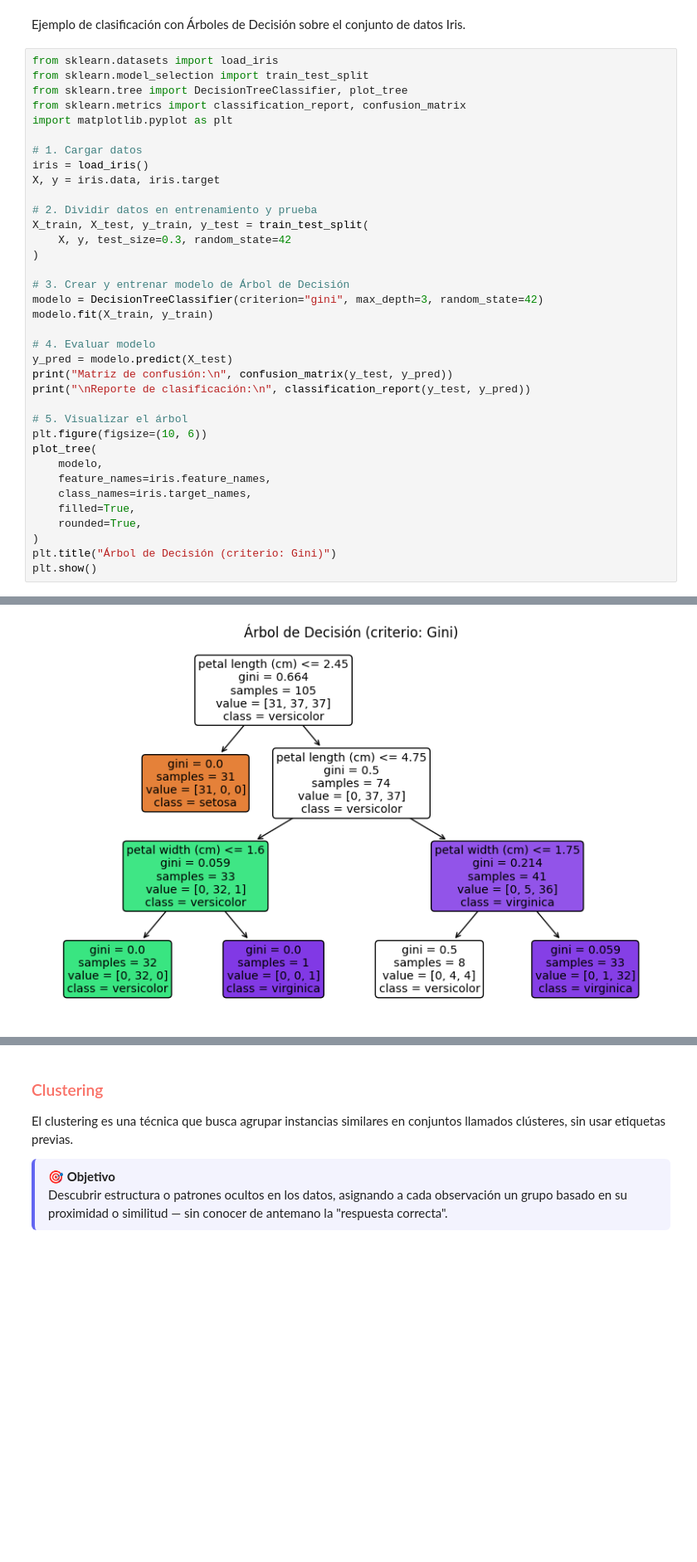
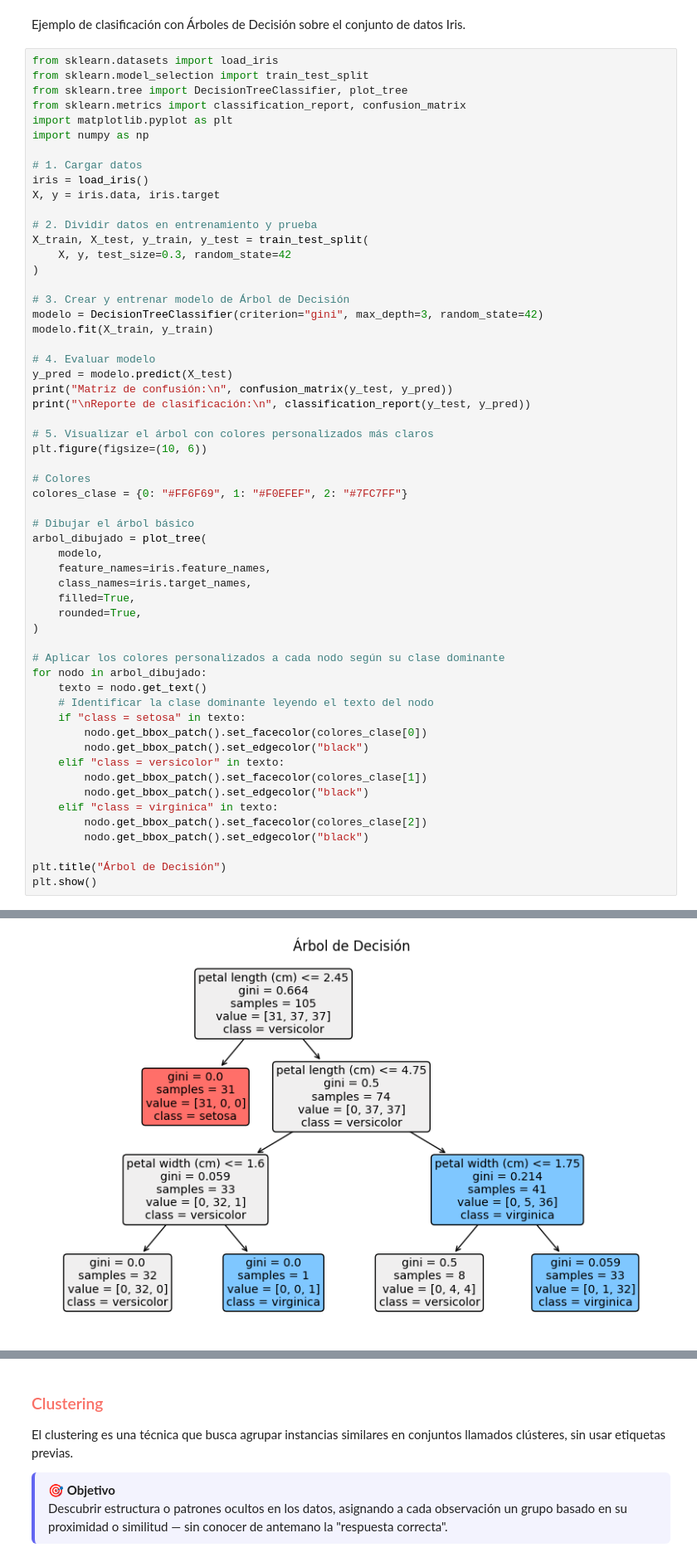
Before and after one commit to Sebastian-Cely/IA-Course-UdB, a Jupyter notebook: Unidad 3/2-introduccion-machine-learning.ipynb, the cells around one changed output, grey strips where cells are left out. Shown at 83% size. Drawn from its saved outputs; the diff is of its cells as text; blank space fills up the shorter version.

```diff
--- a/Unidad 3/2-introduccion-machine-learning.ipynb
+++ b/Unidad 3/2-introduccion-machine-learning.ipynb
@@ -370,6 +436,7 @@ from sklearn.model_selection import train_test_split
 from sklearn.tree import DecisionTreeClassifier, plot_tree
 from sklearn.metrics import classification_report, confusion_matrix
 import matplotlib.pyplot as plt
+import numpy as np
 
 # 1. Cargar datos
 iris = load_iris()
@@ -386,34 +453,54 @@ modelo.fit(X_train, y_train)
 
 # 4. Evaluar modelo
 y_pred = modelo.predict(X_test)
 print("Matriz de confusión:\n", confusion_matrix(y_test, y_pred))
 print("\nReporte de clasificación:\n", classification_report(y_test, y_pred))
 
-# 5. Visualizar el árbol
+# 5. Visualizar el árbol con colores personalizados más claros
 plt.figure(figsize=(10, 6))
-plot_tree(
+
+# Colores
+colores_clase = {0: "#FF6F69", 1: "#F0EFEF", 2: "#7FC7FF"}
+
+# Dibujar el árbol básico
+arbol_dibujado = plot_tree(
     modelo,
     feature_names=iris.feature_names,
     class_names=iris.target_names,
     filled=True,
     rounded=True,
 )
-plt.title("Árbol de Decisión (criterio: Gini)")
+
+# Aplicar los colores personalizados a cada nodo según su clase dominante
+for nodo in arbol_dibujado:
+    texto = nodo.get_text()
+    # Identificar la clase dominante leyendo el texto del nodo
+    if "class = setosa" in texto:
+        nodo.get_bbox_patch().set_facecolor(colores_clase[0])
+        nodo.get_bbox_patch().set_edgecolor("black")
+    elif "class = versicolor" in texto:
+        nodo.get_bbox_patch().set_facecolor(colores_clase[1])
+        nodo.get_bbox_patch().set_edgecolor("black")
+    elif "class = virginica" in texto:
+        nodo.get_bbox_patch().set_facecolor(colores_clase[2])
+        nodo.get_bbox_patch().set_edgecolor("black")
+
+plt.title("Árbol de Decisión")
 plt.show()
 # %% [output]
 Matriz de confusión:
  [[19  0  0]
  [ 0 13  0]
  [ 0  0 13]]
 
 Reporte de clasificación:
                precision    recall  f1-score   support
 
            0       1.00      1.00      1.00        19
            1       1.00      1.00      1.00        13
            2       1.00      1.00      1.00        13
 
     accuracy                           1.00        45
    macro avg       1.00      1.00      1.00        45
 weighted avg       1.00      1.00      1.00        45
-[figure, old version]
+[figure, new version]
```
Also changed, not shown: parts of 15 cells of this notebook, 1 other file.
